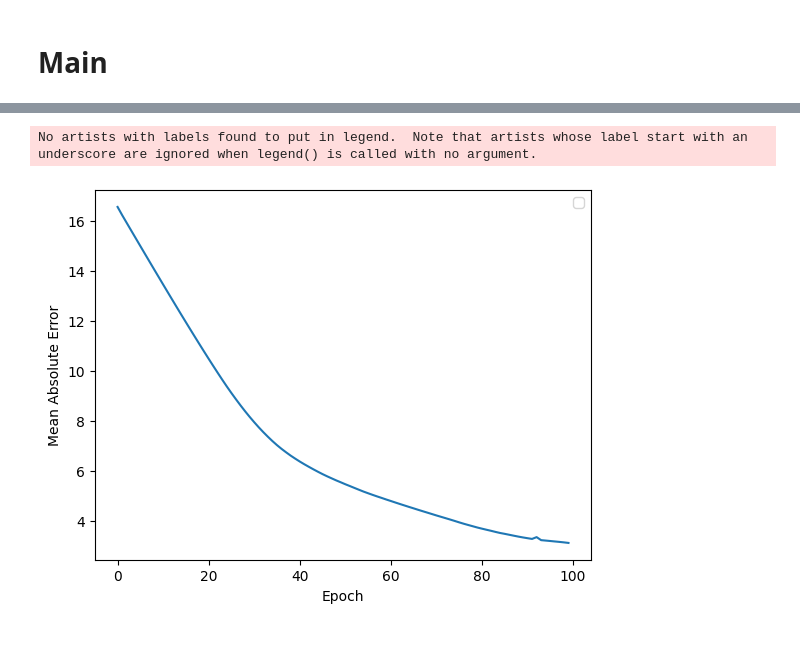
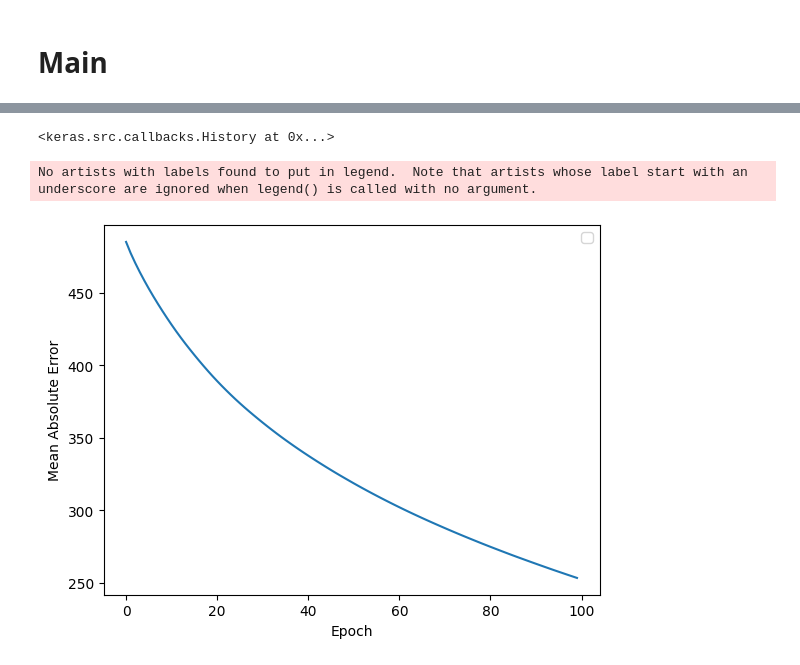
Before and after one commit to marcosbenicio/bayesian-neural-network, a Jupyter notebook: 02-regression/bnn-regression.ipynb, the cells around one changed output, grey strips where cells are left out. Saved outputs shown, nothing was run; the diff lists cells and outputs as text; code cells hidden in the pictures.

```diff
--- a/02-regression/bnn-regression.ipynb
+++ b/02-regression/bnn-regression.ipynb
@@ -1297,9 +1312,13 @@ KeyboardInterrupt:
+# %%
+history
+# %% [output]
+<keras.src.callbacks.History at 0x...>
 # %%
-plt.plot(history.history['elbo'])
+plt.plot(history.history['train_total_kl'])
 plt.legend()
 plt.xlabel('Epoch')
 plt.ylabel('Mean Absolute Error')
 plt.show()
 # %% [output]
 No artists with labels found to put in legend.  Note that artists whose label start with an underscore are ignored when legend() is called with no argument.
-[figure, old version]
+[figure, new version]
```
Also changed, not shown: parts of 3 cells of this notebook, 1 other file.
